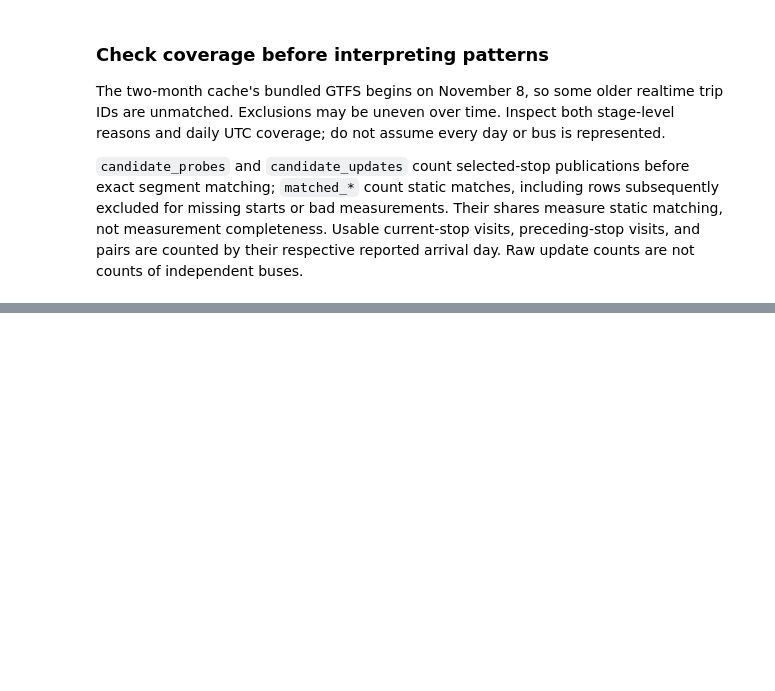
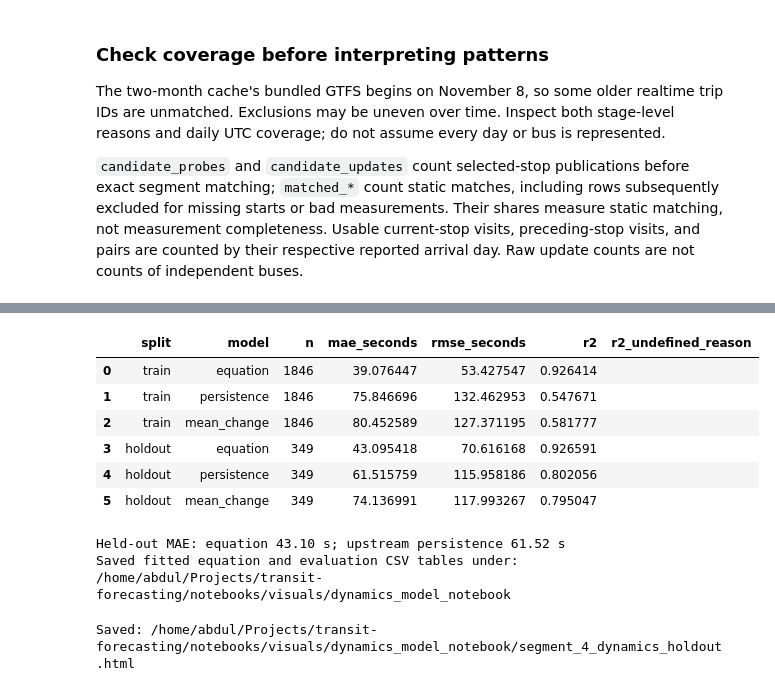
Before and after one commit to AbdulRahmanSilmy/transit-forecasting, a Jupyter notebook: notebooks/dynamics_model.ipynb, the cells around one changed output, grey strips where cells are left out. Cells and saved outputs as stored; diff of their text form; code cells hidden in the pictures; blank space fills up the shorter version.

```diff
--- a/notebooks/dynamics_model.ipynb
+++ b/notebooks/dynamics_model.ipynb
@@ -452,0 +572,40 @@ for journey_number, trip_key in enumerate(selected_journeys.trip_instance_key, s
+# %%
+display(model_result.metrics)
+holdout_scores = model_result.metrics.query("split == 'holdout'").set_index('model')
+equation_mae = holdout_scores.loc['equation', 'mae_seconds']
+persistence_mae = holdout_scores.loc['persistence', 'mae_seconds']
+print(f'Held-out MAE: equation {equation_mae:.2f} s; upstream persistence {persistence_mae:.2f} s')
+
+coefficients.to_csv(visuals_dir / 'segment_4_dynamics_coefficients.csv')
+model_result.hourly_baselines.to_csv(visuals_dir / 'segment_4_dynamics_hourly_baselines.csv')
+model_result.metrics.to_csv(visuals_dir / 'segment_4_dynamics_metrics.csv', index=False)
+model_result.audit.to_csv(visuals_dir / 'segment_4_dynamics_audit.csv', index=False)
+model_result.observations.to_csv(visuals_dir / 'segment_4_dynamics_predictions.csv', index=False)
+model_metadata = pd.Series({
+    'dataset_id': backtest_dataset_id, 'route_id': route_id,
+    **model_result.segment.to_dict(),
+    'holdout_observed_days': model_holdout_days,
+    'holdout_start': model_result.holdout_start.isoformat(),
+    'baseline_timezone': model_result.baseline_timezone,
+    'equation_seconds': fitted_equation,
+})
+model_metadata.to_csv(visuals_dir / 'segment_4_dynamics_metadata.csv')
+print(f'Saved fitted equation and evaluation CSV tables under: {visuals_dir}')
+# %% [output]
+|  | split | model | n | mae_seconds | rmse_seconds | r2 | r2_undefined_reason |
+| 0 | train | equation | 1846 | 39.076447 | 53.427547 | 0.926414 |  |
+| 1 | train | persistence | 1846 | 75.846696 | 132.462953 | 0.547671 |  |
+| 2 | train | mean_change | 1846 | 80.452589 | 127.371195 | 0.581777 |  |
+| 3 | holdout | equation | 349 | 43.095418 | 70.616168 | 0.926591 |  |
+| 4 | holdout | persistence | 349 | 61.515759 | 115.958186 | 0.802056 |  |
+| 5 | holdout | mean_change | 349 | 74.136991 | 117.993267 | 0.795047 |  |
+Held-out MAE: equation 43.10 s; upstream persistence 61.52 s
+Saved fitted equation and evaluation CSV tables under: /home/abdul/Projects/transit-forecasting/notebooks/visuals/dynamics_model_notebook
+# %%
+model_figure = make_stop_dynamics_model_figure(
+    model_result, split='holdout', display_timezone=display_timezone,
+)
+model_figure.write_html(visuals_dir / 'segment_4_dynamics_holdout.html', full_html=True, include_plotlyjs=True)
+print(f'Saved: {visuals_dir / "segment_4_dynamics_holdout.html"}')
+# %% [output]
+Saved: /home/abdul/Projects/transit-forecasting/notebooks/visuals/dynamics_model_notebook/segment_4_dynamics_holdout.html
```
Also changed, not shown: parts of 27 cells of this notebook, 5 other files.
